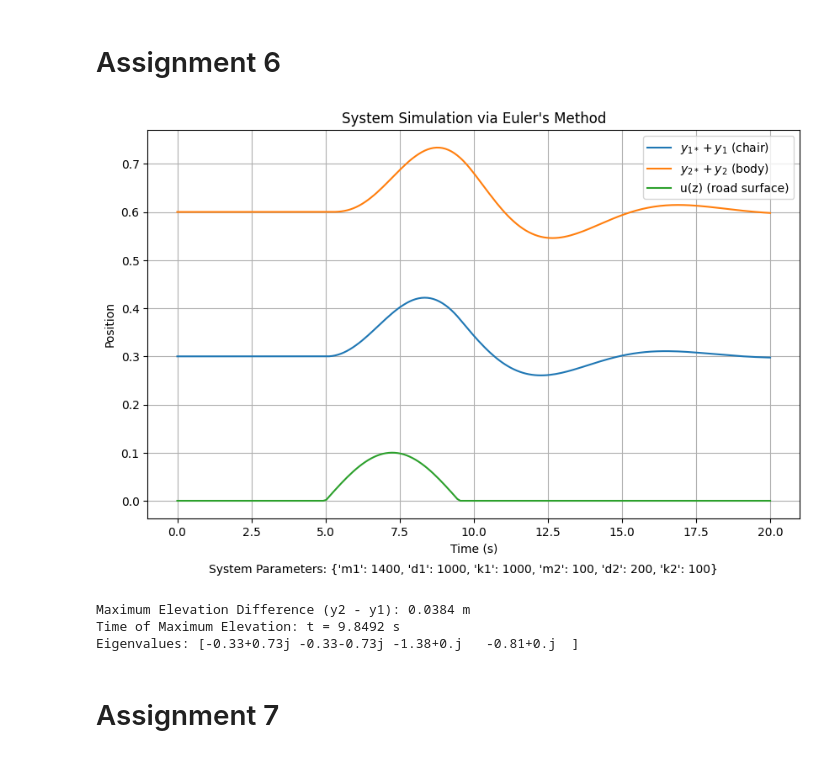
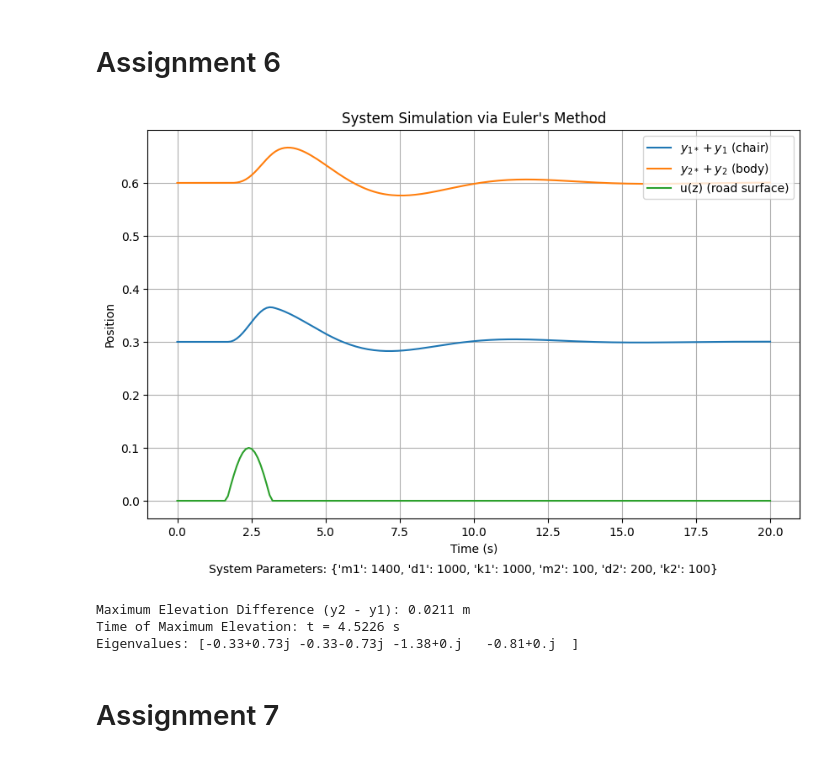
Before and after one commit to FranDeLio/Systems_Theory_Project, a Jupyter notebook: assignment.ipynb, the cells around one changed output. Drawn from its saved outputs; the diff is of its cells as text; code cells hidden in the pictures.

```diff
--- a/assignment.ipynb
+++ b/assignment.ipynb
@@ -92,23 +92,23 @@ plt.show()
 # %% [markdown]
 # Assignment 6
 # %%
-s = 3
-z = lambda t: s*t
+s = 1
+z = lambda t: 3*t
 u = lambda z: 0.1 * np.cos(-0.6981*(z/s-7.25)) if 5 <= z/s <= 9.5 else 0
 
 input_parameters = {"m1":1400, "d1": 1000, "k1": 1000,
                     "m2": 100, "d2": 200, "k2": 100}
 initial_conditions = {"x1": 0, "x2": 0, "x3": 0, "x4": 0}
 
 model = LinearControlSystem(input_parameters, u=u, z=z, time=20)
 model.solve(initial_conditions)
 model.plot(plot_u=True)
 model.compute_max_elevation()
 model.compute_eigenvalues()
 # %% [output]
-[figure, old version]
+[figure, new version]
-Maximum Elevation Difference (y2 - y1): 0.0384 m
-Time of Maximum Elevation: t = 9.8492 s
+Maximum Elevation Difference (y2 - y1): 0.0211 m
+Time of Maximum Elevation: t = 4.5226 s
 Eigenvalues: [-0.33+0.73j -0.33-0.73j -1.38+0.j   -0.81+0.j  ]
 # %% [markdown]
 # Assignment 7
```
Also changed, not shown: parts of 3 cells of this notebook.
